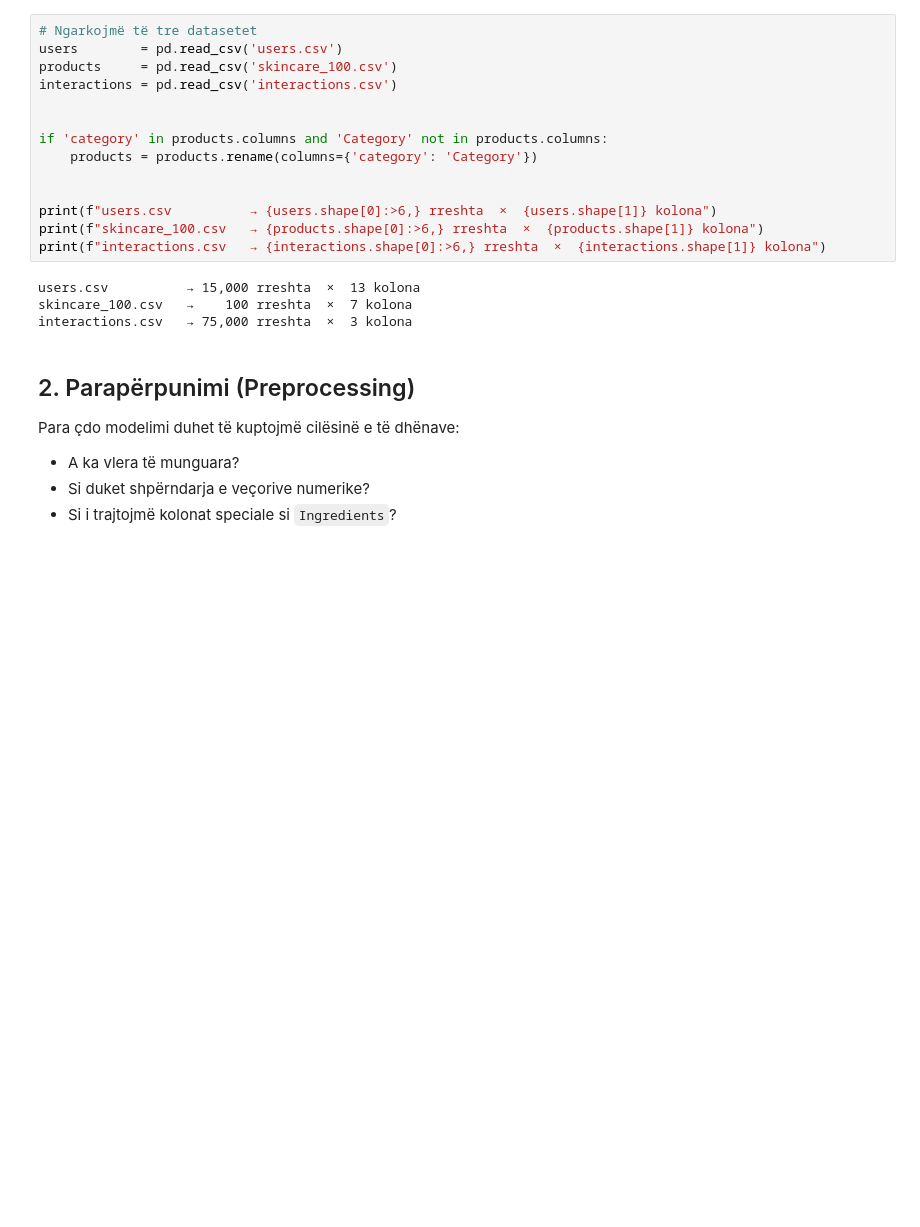
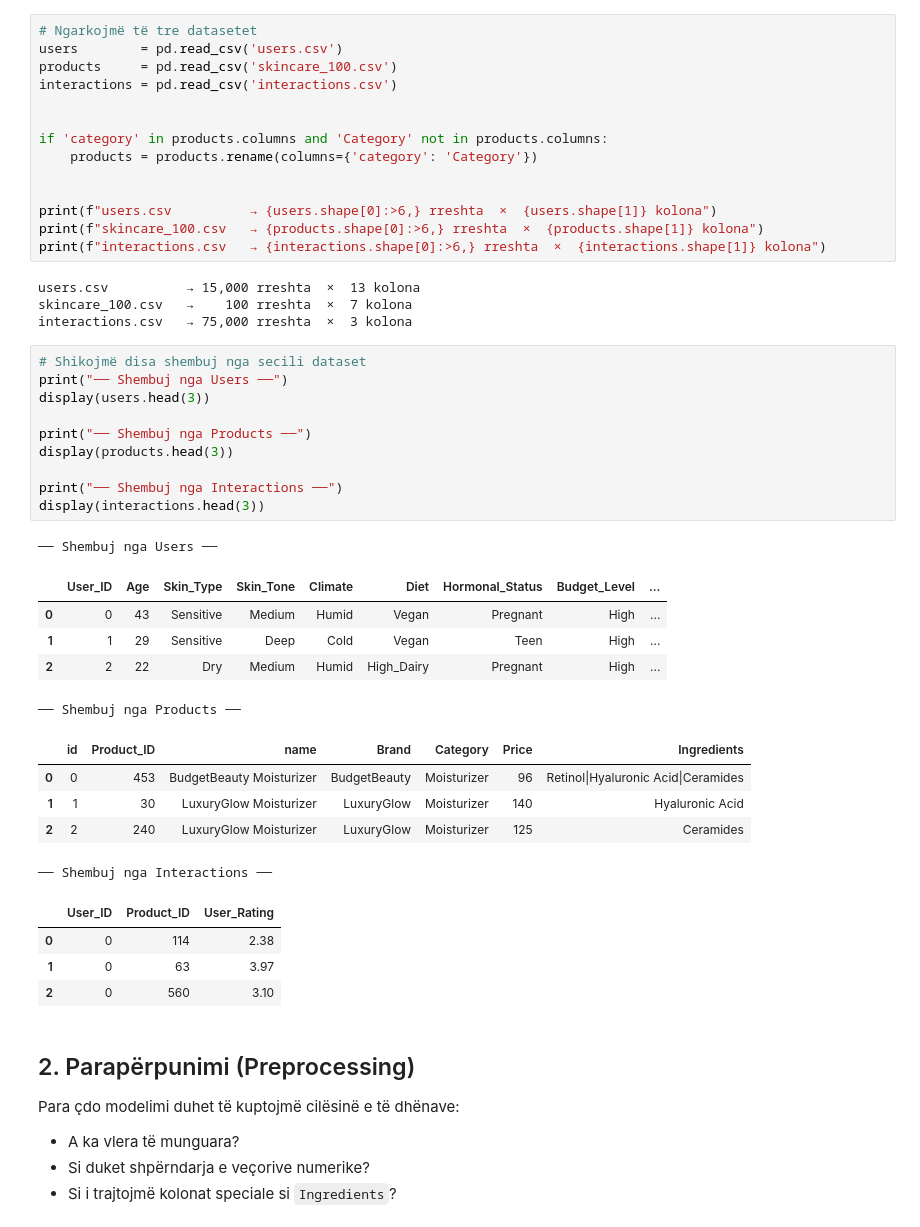
Before and after one commit to Sara587979/AI-Skincare-Personalization, a Jupyter notebook: skincare_ml.ipynb, the cells around one changed output. Saved outputs shown, nothing was run; the diff lists cells and outputs as text; blank space fills up the shorter version.

Commit message:
display sample rows from all three datasets

```diff
--- a/skincare_ml.ipynb
+++ b/skincare_ml.ipynb
@@ -79,6 +79,32 @@ print(f"interactions.csv   → {interactions.shape[0]:>6,} rreshta  ×  {interac
 users.csv          → 15,000 rreshta  ×  13 kolona
 skincare_100.csv   →    100 rreshta  ×  7 kolona
 interactions.csv   → 75,000 rreshta  ×  3 kolona
+# %%
+# Shikojmë disa shembuj nga secili dataset
+print("── Shembuj nga Users ──")
+display(users.head(3))
+
+print("── Shembuj nga Products ──")
+display(products.head(3))
+
+print("── Shembuj nga Interactions ──")
+display(interactions.head(3))
+# %% [output]
+── Shembuj nga Users ──
+|  | User_ID | Age | Skin_Type | Skin_Tone | Climate | Diet | Hormonal_Status | Budget_Level | ... |
+| 0 | 0 | 43 | Sensitive | Medium | Humid | Vegan | Pregnant | High | ... |
+| 1 | 1 | 29 | Sensitive | Deep | Cold | Vegan | Teen | High | ... |
+| 2 | 2 | 22 | Dry | Medium | Humid | High_Dairy | Pregnant | High | ... |
+── Shembuj nga Products ──
+|  | id | Product_ID | name | Brand | Category | Price | Ingredients |
+| 0 | 0 | 453 | BudgetBeauty Moisturizer | BudgetBeauty | Moisturizer | 96 | Retinol|Hyaluronic Acid|Ceramides |
+| 1 | 1 | 30 | LuxuryGlow Moisturizer | LuxuryGlow | Moisturizer | 140 | Hyaluronic Acid |
+| 2 | 2 | 240 | LuxuryGlow Moisturizer | LuxuryGlow | Moisturizer | 125 | Ceramides |
+── Shembuj nga Interactions ──
+|  | User_ID | Product_ID | User_Rating |
+| 0 | 0 | 114 | 2.38 |
+| 1 | 0 | 63 | 3.97 |
+| 2 | 0 | 560 | 3.10 |
 # %% [markdown]
 ## 2. Parapërpunimi (Preprocessing)
 
```
